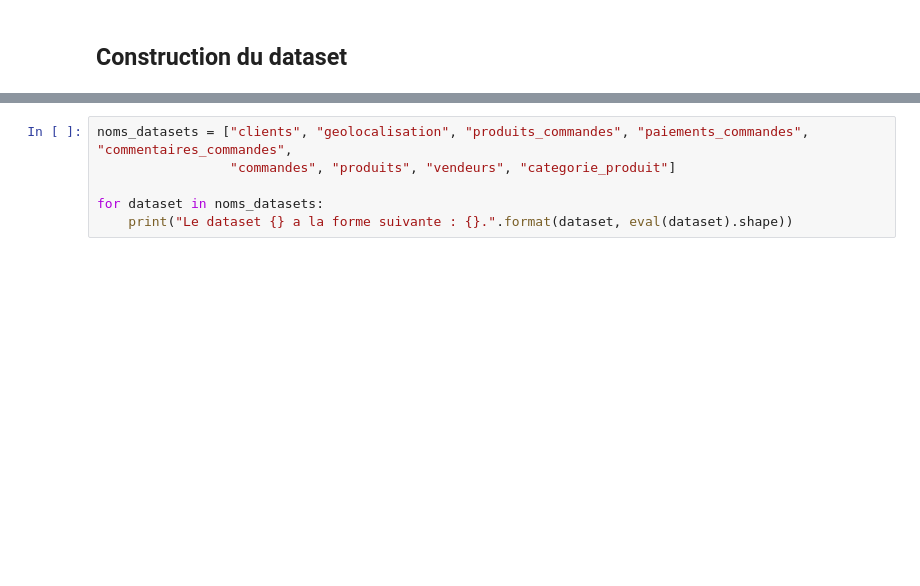
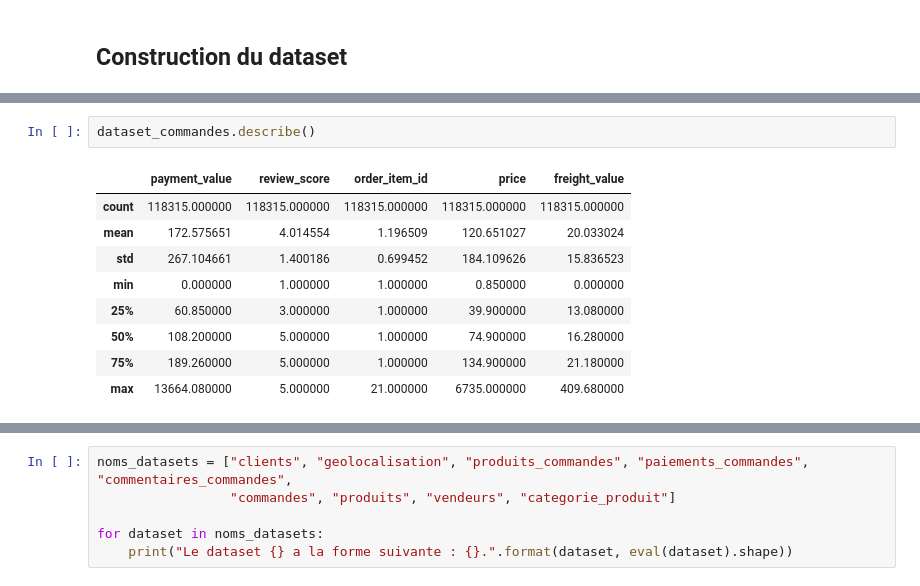
Before and after one commit to sebastienbourgeois/oc-p5-segmenter-clients-site-ecommerce, a Jupyter notebook: POLIST_01_notebookanalyse.ipynb, the cells around one changed output, grey strips where cells are left out. Saved outputs shown, nothing was run; the diff lists cells and outputs as text; blank space fills up the shorter version.

```diff
--- a/POLIST_01_notebookanalyse.ipynb
+++ b/POLIST_01_notebookanalyse.ipynb
@@ -541,0 +635,12 @@ geolocalisation.head()
+# %%
+dataset_commandes.describe()
+# %% [output]
+|  | payment_value | review_score | order_item_id | price | freight_value |
+| count | 118315.000000 | 118315.000000 | 118315.000000 | 118315.000000 | 118315.000000 |
+| mean | 172.575651 | 4.014554 | 1.196509 | 120.651027 | 20.033024 |
+| std | 267.104661 | 1.400186 | 0.699452 | 184.109626 | 15.836523 |
+| min | 0.000000 | 1.000000 | 1.000000 | 0.850000 | 0.000000 |
+| 25% | 60.850000 | 3.000000 | 1.000000 | 39.900000 | 13.080000 |
+| 50% | 108.200000 | 5.000000 | 1.000000 | 74.900000 | 16.280000 |
+| 75% | 189.260000 | 5.000000 | 1.000000 | 134.900000 | 21.180000 |
+| max | 13664.080000 | 5.000000 | 21.000000 | 6735.000000 | 409.680000 |
```
Also changed, not shown: parts of 34 cells of this notebook.
